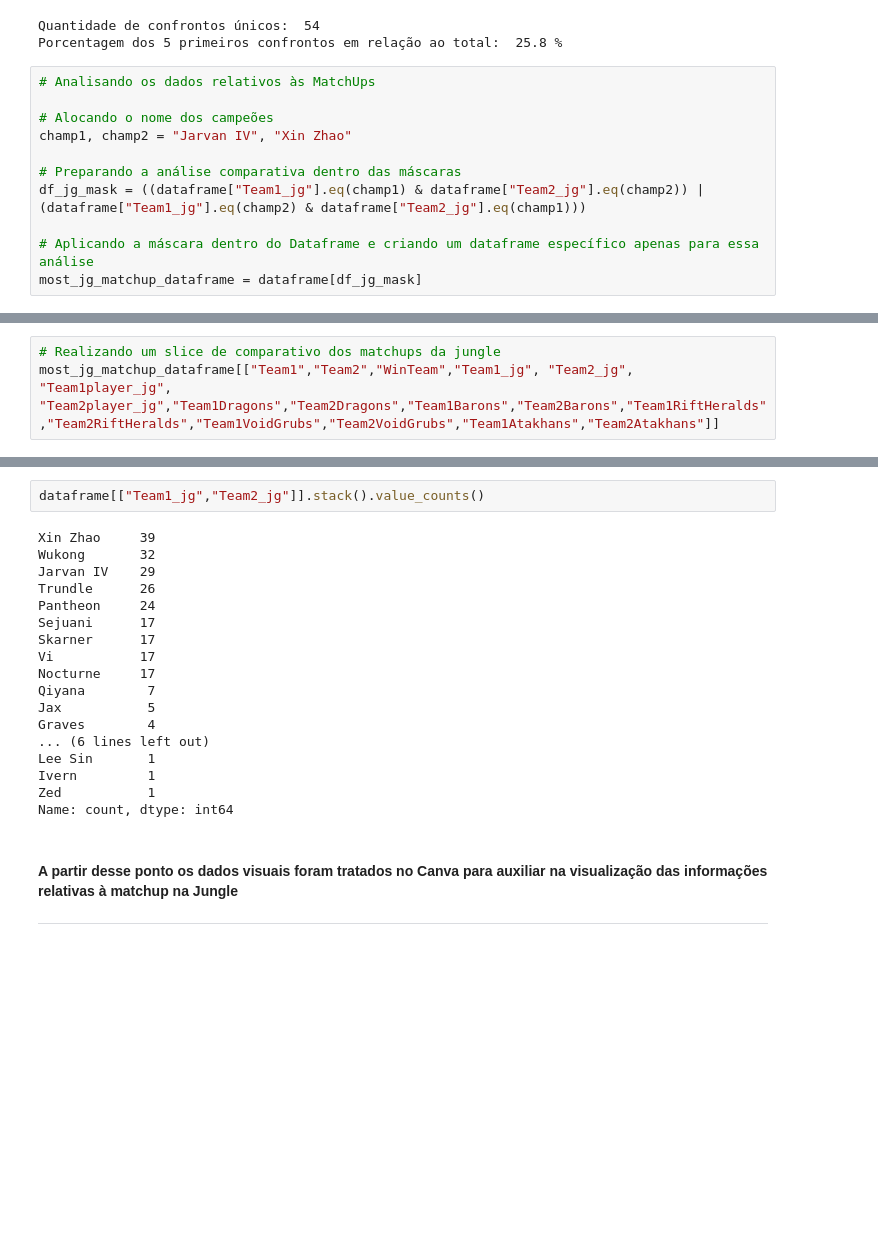
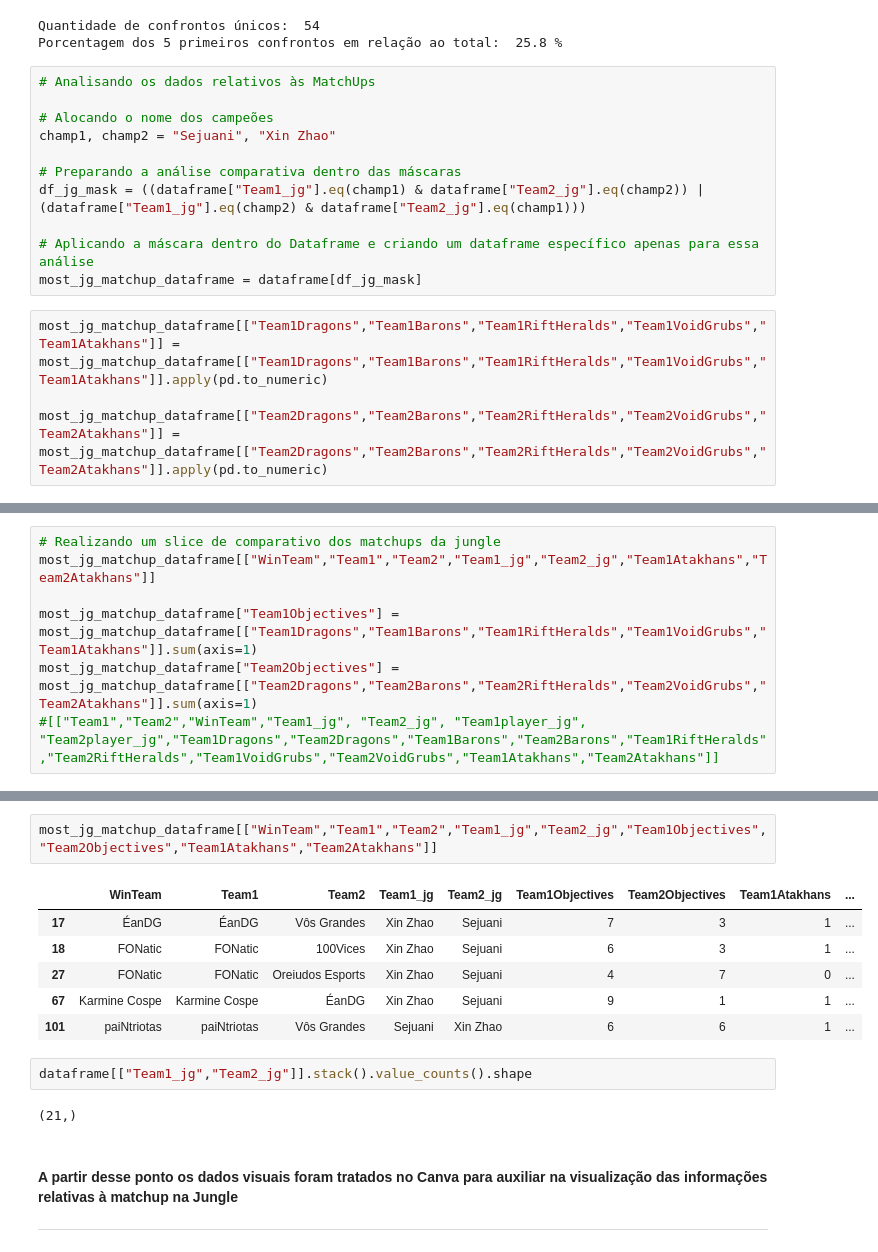
Before and after one commit to yagoandradelima/data-analysis-python, a Jupyter notebook: lol/codes/kl_da.ipynb, the cells around one changed output, grey strips where cells are left out. Drawn from its saved outputs; the diff is of its cells as text; blank space fills up the shorter version.

```diff
--- a/lol/codes/kl_da.ipynb
+++ b/lol/codes/kl_da.ipynb
@@ -161,10 +161,14 @@ Porcentagem dos 5 primeiros confrontos em relação ao total:  25.8 %
 # Analisando os dados relativos às MatchUps
 
 # Alocando o nome dos campeões
-champ1, champ2 = "Jarvan IV", "Xin Zhao"
+champ1, champ2 = "Sejuani", "Xin Zhao"
 
 # Preparando a análise comparativa dentro das máscaras
 df_jg_mask = ((dataframe["Team1_jg"].eq(champ1) & dataframe["Team2_jg"].eq(champ2)) | (dataframe["Team1_jg"].eq(champ2) & dataframe["Team2_jg"].eq(champ1)))
 
 # Aplicando a máscara dentro do Dataframe e criando um dataframe específico apenas para essa análise
 most_jg_matchup_dataframe = dataframe[df_jg_mask]
+# %%
+most_jg_matchup_dataframe[["Team1Dragons","Team1Barons","Team1RiftHeralds","Team1VoidGrubs","Team1Atakhans"]] = most_jg_matchup_dataframe[["Team1Dragons","Team1Barons","Team1RiftHeralds","Team1VoidGrubs","Team1Atakhans"]].apply(pd.to_numeric)
+
+most_jg_matchup_dataframe[["Team2Dragons","Team2Barons","Team2RiftHeralds","Team2VoidGrubs","Team2Atakhans"]] = most_jg_matchup_dataframe[["Team2Dragons","Team2Barons","Team2RiftHeralds","Team2VoidGrubs","Team2Atakhans"]].apply(pd.to_numeric)
@@ -171,4 +186,8 @@ most_jg_matchup_dataframe = dataframe[df_jg_mask]
 # %%
 # Realizando um slice de comparativo dos matchups da jungle
-most_jg_matchup_dataframe[["Team1","Team2","WinTeam","Team1_jg", "Team2_jg", "Team1player_jg", "Team2player_jg","Team1Dragons","Team2Dragons","Team1Barons","Team2Barons","Team1RiftHeralds","Team2RiftHeralds","Team1VoidGrubs","Team2VoidGrubs","Team1Atakhans","Team2Atakhans"]]
+most_jg_matchup_dataframe[["WinTeam","Team1","Team2","Team1_jg","Team2_jg","Team1Atakhans","Team2Atakhans"]]
+
+most_jg_matchup_dataframe["Team1Objectives"] = most_jg_matchup_dataframe[["Team1Dragons","Team1Barons","Team1RiftHeralds","Team1VoidGrubs","Team1Atakhans"]].sum(axis=1)
+most_jg_matchup_dataframe["Team2Objectives"] = most_jg_matchup_dataframe[["Team2Dragons","Team2Barons","Team2RiftHeralds","Team2VoidGrubs","Team2Atakhans"]].sum(axis=1)
+#[["Team1","Team2","WinTeam","Team1_jg", "Team2_jg", "Team1player_jg", "Team2player_jg","Team1Dragons","Team2Dragons","Team1Barons","Team2Barons","Team1RiftHeralds","Team2RiftHeralds","Team1VoidGrubs","Team2VoidGrubs","Team1Atakhans","Team2Atakhans"]]
 # %% [output]
@@ -181,23 +204,16 @@ most_jg_matchup_dataframe[["Team1","Team2","WinTeam","Team1_jg", "Team2_jg", "Te
+# %%
+most_jg_matchup_dataframe[["WinTeam","Team1","Team2","Team1_jg","Team2_jg","Team1Objectives","Team2Objectives","Team1Atakhans","Team2Atakhans"]]
+# %% [output]
+|  | WinTeam | Team1 | Team2 | Team1_jg | Team2_jg | Team1Objectives | Team2Objectives | Team1Atakhans | ... |
+| 17 | ÉanDG | ÉanDG | Vôs Grandes | Xin Zhao | Sejuani | 7 | 3 | 1 | ... |
+| 18 | FONatic | FONatic | 100Vices | Xin Zhao | Sejuani | 6 | 3 | 1 | ... |
+| 27 | FONatic | FONatic | Oreiudos Esports | Xin Zhao | Sejuani | 4 | 7 | 0 | ... |
+| 67 | Karmine Cospe | Karmine Cospe | ÉanDG | Xin Zhao | Sejuani | 9 | 1 | 1 | ... |
+| 101 | paiNtriotas | paiNtriotas | Vôs Grandes | Sejuani | Xin Zhao | 6 | 6 | 1 | ... |
 # %%
-dataframe[["Team1_jg","Team2_jg"]].stack().value_counts()
+dataframe[["Team1_jg","Team2_jg"]].stack().value_counts().shape
 # %% [output]
-Xin Zhao     39
-Wukong       32
-Jarvan IV    29
-Trundle      26
-Pantheon     24
-Sejuani      17
-Skarner      17
-Vi           17
-Nocturne     17
-Qiyana        7
-Jax           5
-Graves        4
-... (6 lines left out)
-Lee Sin       1
-Ivern         1
-Zed           1
-Name: count, dtype: int64
+(21,)
 # %% [markdown]
 #### A partir desse ponto os dados visuais foram tratados no Canva para auxiliar na visualização das informações relativas à matchup na Jungle
 
```
Also changed, not shown: parts of 8 cells of this notebook.
